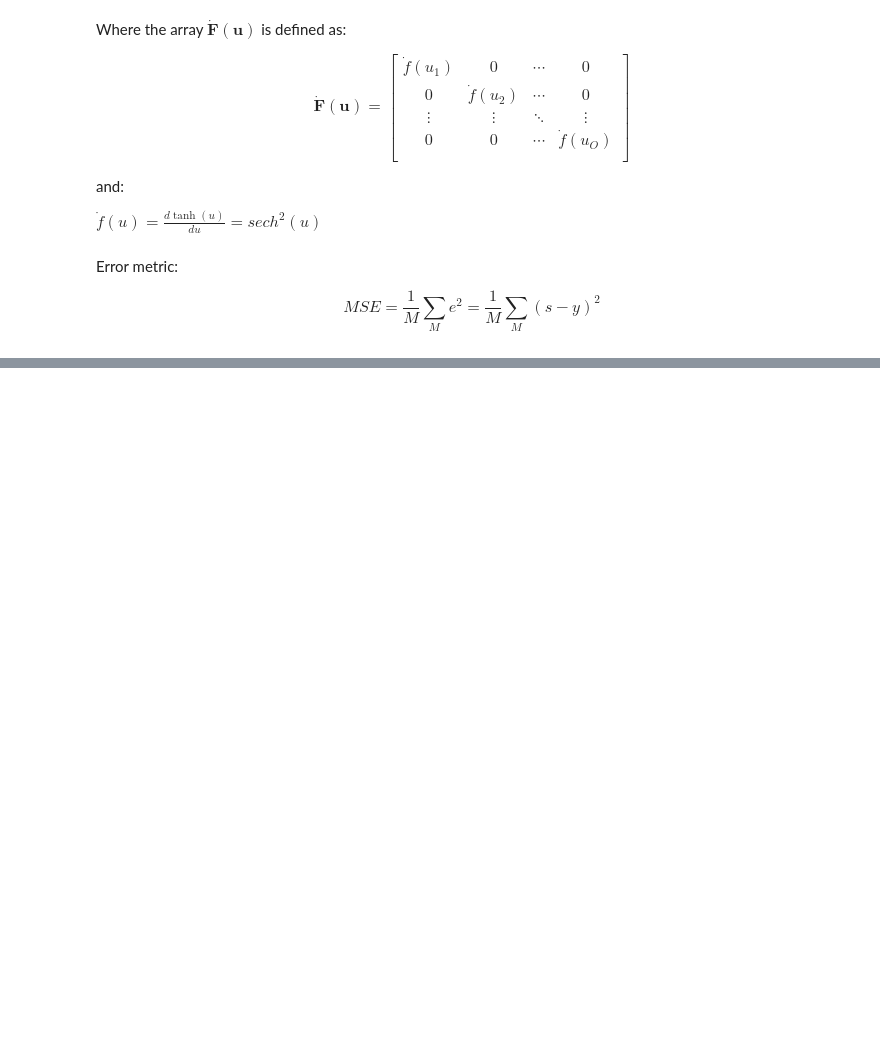
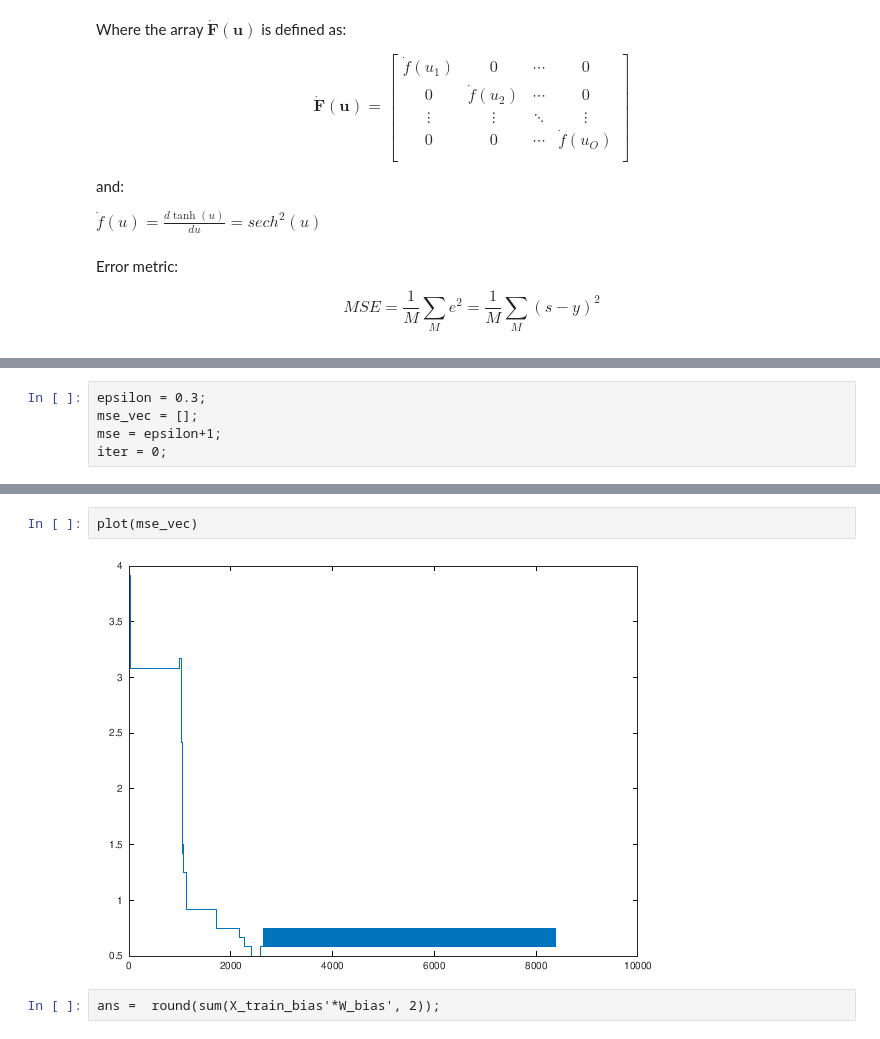
Before and after one commit to RafaelGoncalves8/mlp, a Jupyter notebook: notebook/mlp.ipynb, the cells around one changed output, grey strips where cells are left out. Drawn from its saved outputs; the diff is of its cells as text; blank space fills up the shorter version.

```diff
--- a/notebook/mlp.ipynb
+++ b/notebook/mlp.ipynb
@@ -165,0 +228,5 @@ error: 'backprop' undefined near line 1 column 1
+# %%
+epsilon = 0.3;
+mse_vec = [];
+mse = epsilon+1;
+iter = 0;
@@ -165,0 +259,6 @@ error: 'backprop' undefined near line 1 column 1
+# %%
+plot(mse_vec)
+# %% [output]
+[figure, added]
+# %%
+ans =  round(sum(X_train_bias'*W_bias', 2));
```
Also changed, not shown: parts of 17 cells of this notebook, 1 other file.
